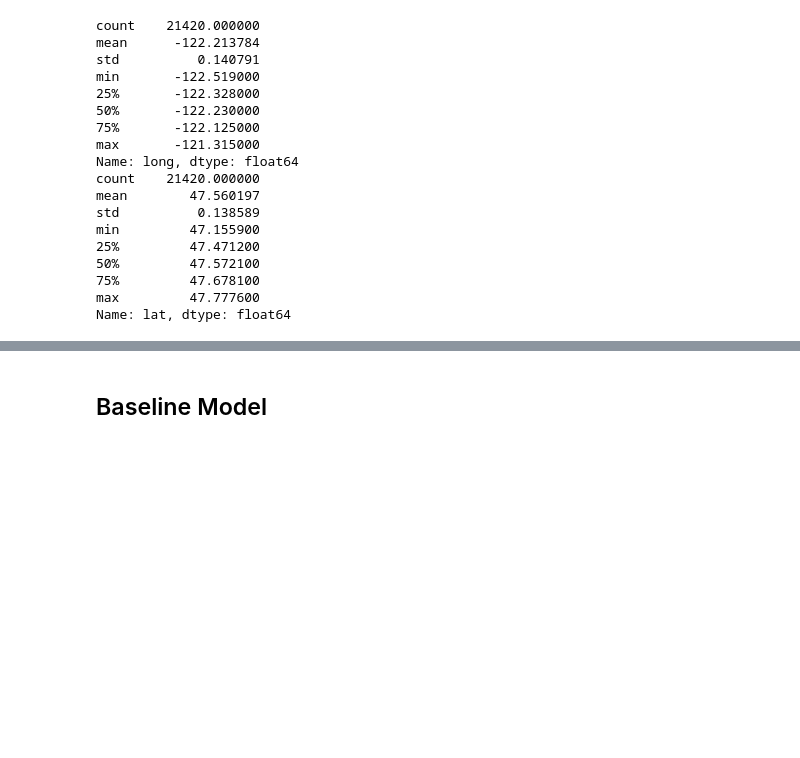
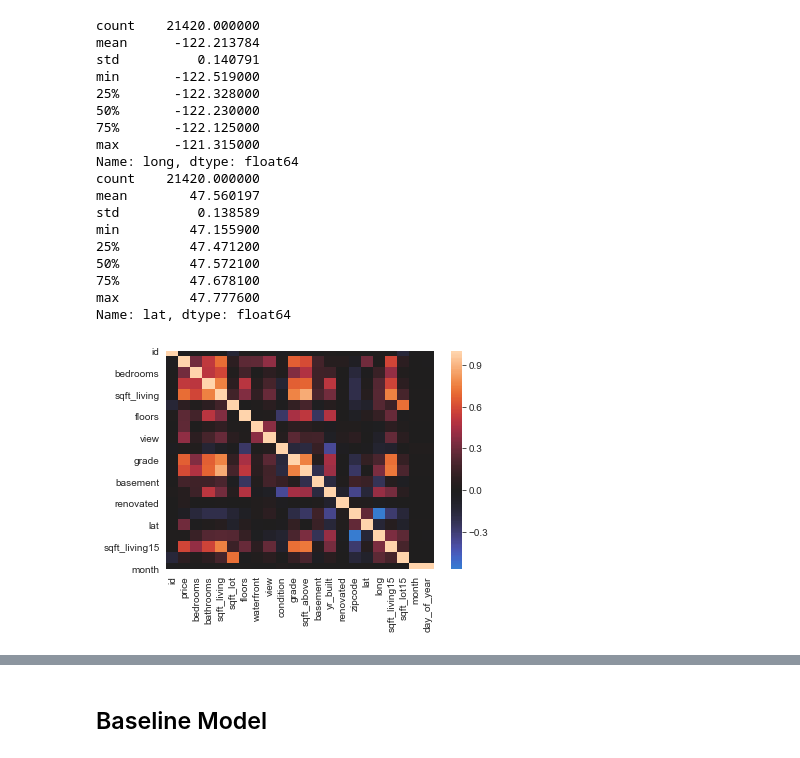
Before and after one commit to bmauss/Regression-Model-for-King-County-Housing-Market, a Jupyter notebook: Regression Model.ipynb, the cells around one changed output, grey strips where cells are left out. Drawn from its saved outputs; the diff is of its cells as text; code cells hidden in the pictures; blank space fills up the shorter version.

```diff
--- a/Regression Model.ipynb
+++ b/Regression Model.ipynb
@@ -449,3 +430,8 @@ min         47.155900
 75%         47.678100
 max         47.777600
 Name: lat, dtype: float64
+# %%
+# generating heatmap
+sns.heatmap(rdf.corr(), center=0);
+# %% [output]
+[figure, added]
```
Also changed, not shown: parts of 70 cells of this notebook.
